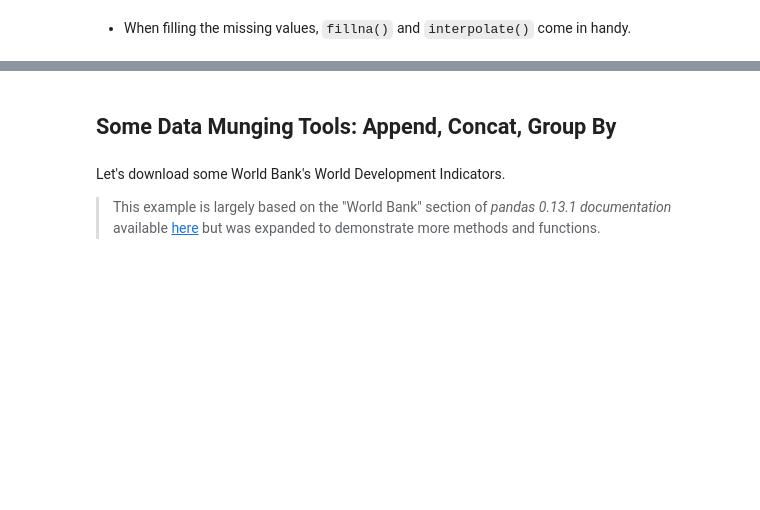
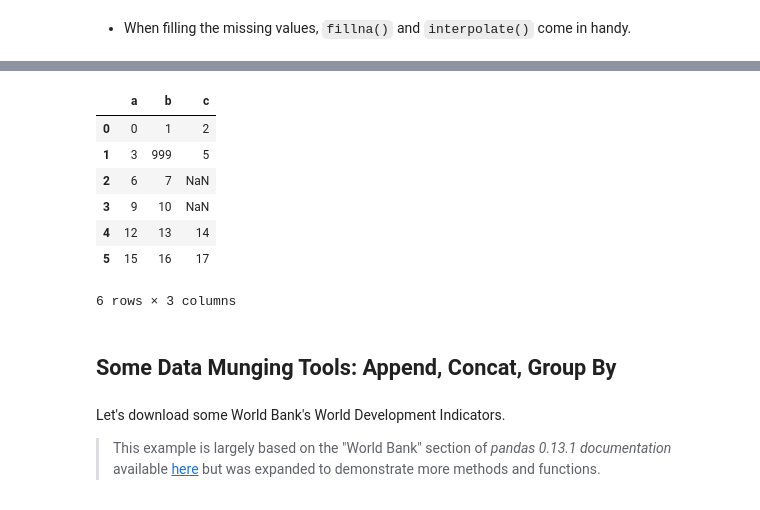
Before and after one commit to AkiraKaneshiro/pandasWorkshop, a Jupyter notebook: 2.ipynb, the cells around one changed output, grey strips where cells are left out. Drawn from its saved outputs; the diff is of its cells as text; code cells hidden in the pictures; blank space fills up the shorter version.

```diff
--- a/2.ipynb
+++ b/2.ipynb
@@ -323,7 +544,16 @@ df
 # %%
-df['a'] = df['a'].interpolate(method='polynomial')
+df['a'] = df['a'].interpolate(method='polynomial', order=3)
 df['b'] = df['b'].fillna(999)
 df
+# %% [output]
+|  | a | b | c |
+| 0 | 0 | 1 | 2 |
+| 1 | 3 | 999 | 5 |
+| 2 | 6 | 7 | NaN |
+| 3 | 9 | 10 | NaN |
+| 4 | 12 | 13 | 14 |
+| 5 | 15 | 16 | 17 |
+6 rows × 3 columns
 # %% [markdown]
 ## Some Data Munging Tools: Append, Concat, Group By
 # %% [markdown]
```
Also changed, not shown: parts of 58 cells of this notebook, 2 other files.
